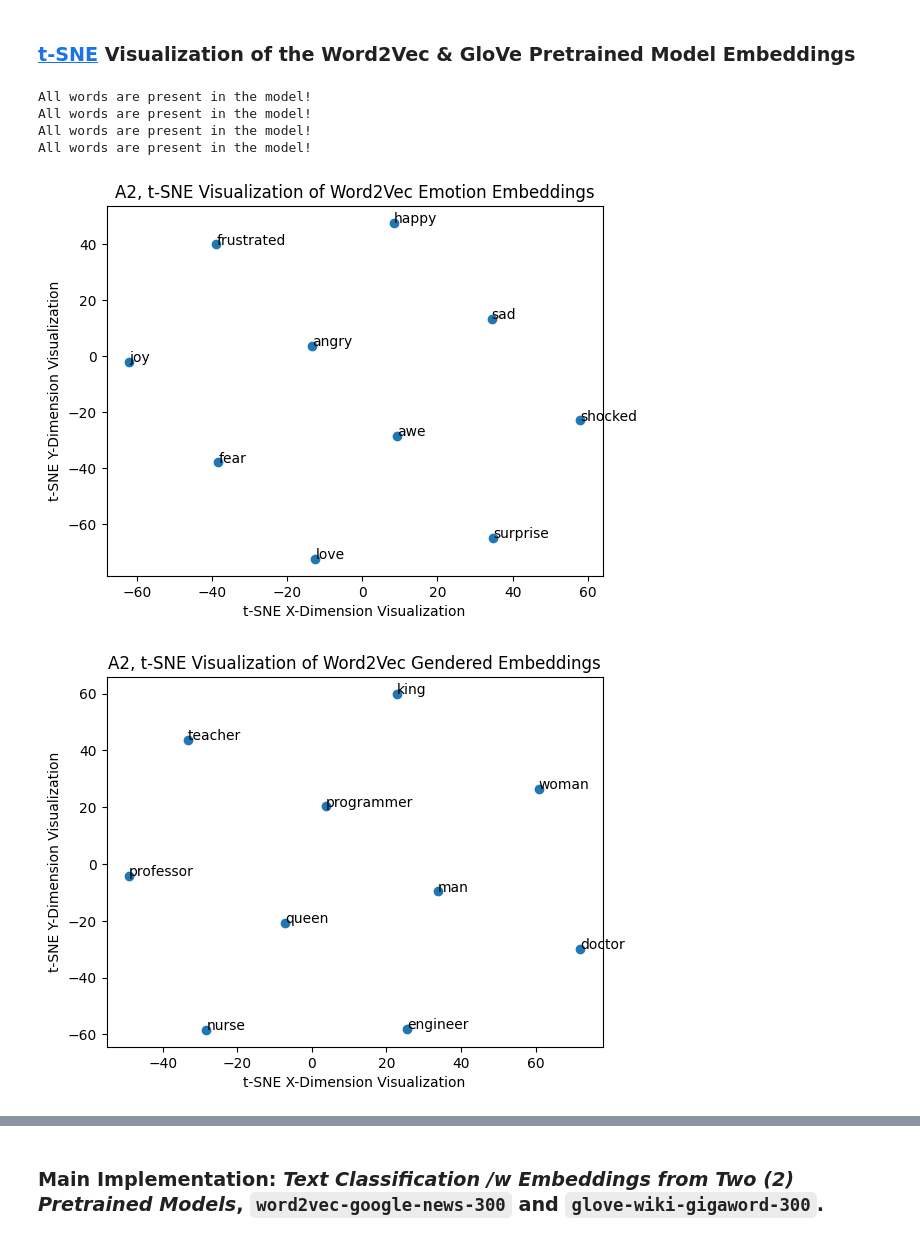
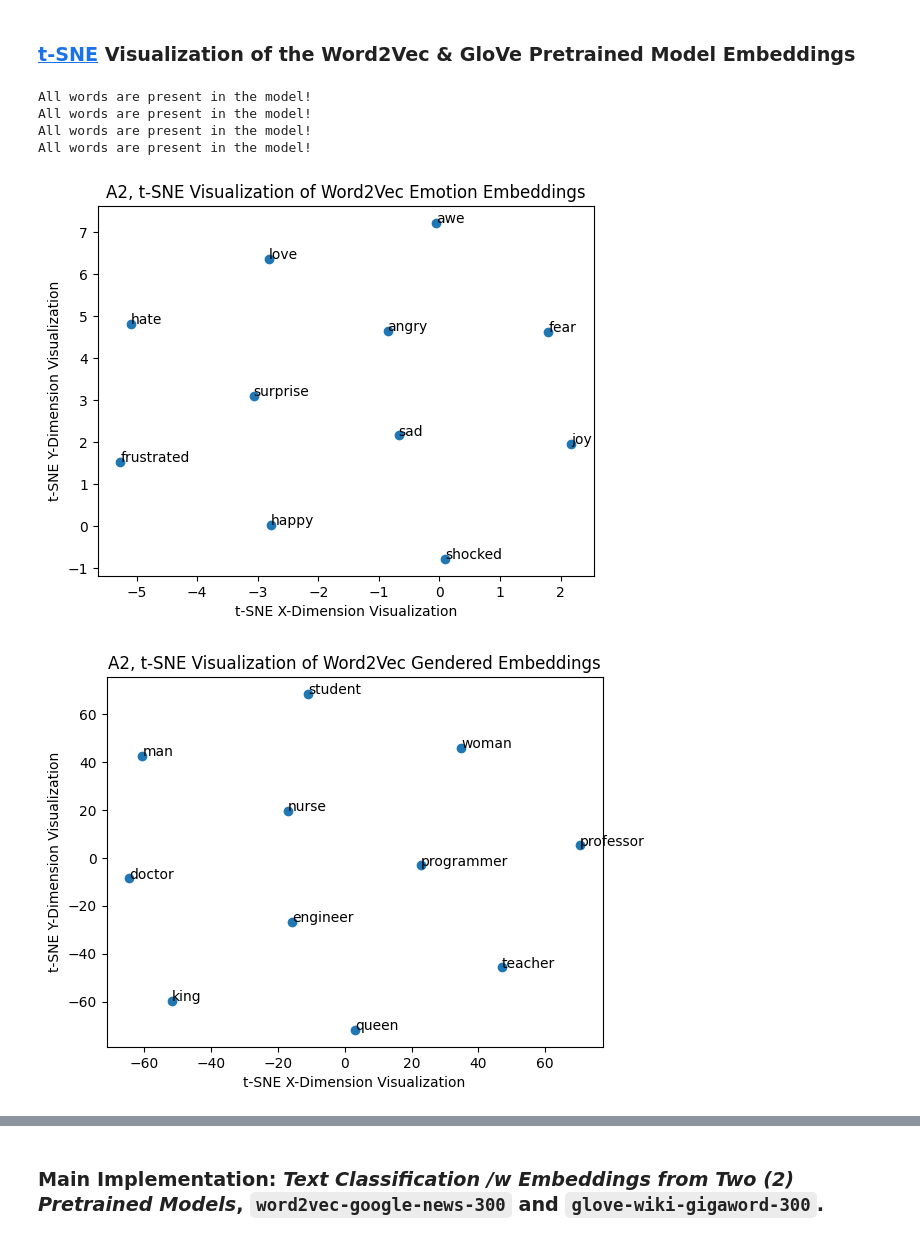
Before and after one commit to DebuggerDan/cs410-natural-language-processing-fall2023, a Jupyter notebook: Assignments/A2 - Word2Vec and GloVe Embeddings/a2-Word2Vec-and-gloVe-embeddings-dan-jang.ipynb, the cells around one changed output, grey strips where cells are left out. Cells and saved outputs as stored; diff of their text form; code cells hidden in the pictures.

```diff
--- a/Assignments/A2 - Word2Vec and GloVe Embeddings/a2-Word2Vec-and-gloVe-embeddings-dan-jang.ipynb
+++ b/Assignments/A2 - Word2Vec and GloVe Embeddings/a2-Word2Vec-and-gloVe-embeddings-dan-jang.ipynb
@@ -130,36 +162,35 @@ def verify_model(wordlist, model):
         print('All words are present in the model!')
 
 ## 1.0.2.1.) Plotting the Word2Vec & GloVe Embeddings for Emotion & Gendered Words as t-SNE Visualizations!
 def visualization():
 
     ## 1.0.1.) List of emotion & gendered words for use with tSNE visualization of embeddings
-    emotion = ['happy', 'sad', 'angry', 'joy', 'love', 'fear', 'surprise', 'awe', 'frustrated', 'shocked']
-    gendered = ['woman', 'man', 'queen', 'king', 'doctor', 'nurse', 'engineer', 'professor', 'teacher', 'programmer']
+    emotion = ['happy', 'sad', 'angry', 'joy', 'love', 'fear', 'surprise', 'awe', 'frustrated', 'shocked', 'hate']
+    gendered = ['woman', 'man', 'queen', 'king', 'doctor', 'nurse', 'engineer', 'professor', 'teacher', 'programmer', 'student']
 
-    visualizer = TSNE(n_components=2, random_state=0, perplexity=9)
+    visualizer = TSNE(n_components=2, random_state=0, perplexity=10)
 
     ### Sanity Debug Check
     verify_model(emotion, wordyvec)
     verify_model(gendered, wordyvec)
     verify_model(emotion, glove)
     verify_model(gendered, glove)
-
 
     wordyvec_emotionization = visualizer.fit_transform(wordyvec_embedder(emotion))
     wordyvec_genderization = visualizer.fit_transform(wordyvec_embedder(gendered))
 
     glove_emotionization = visualizer.fit_transform(glove_embedder(emotion))
     glove_genderization = visualizer.fit_transform(glove_embedder(gendered))
     plotter(wordyvec_emotionization, emotion, 'A2, t-SNE Visualization of Word2Vec Emotion Embeddings')
     plotter(wordyvec_genderization, gendered, 'A2, t-SNE Visualization of Word2Vec Gendered Embeddings')
     plotter(glove_emotionization, emotion, 'A2, t-SNE Visualization of GloVe Emotion Embeddings')
     plotter(glove_genderization, gendered, 'A2, t-SNE Visualization of GloVe Gendered Embeddings')
 
 visualization()
 # %% [output]
 All words are present in the model!
 All words are present in the model!
 All words are present in the model!
 All words are present in the model!
-[figure, old version]
+[figure, new version]
-[figure, old version]
+[figure, new version]
```
Also changed, not shown: parts of 4 cells of this notebook.
